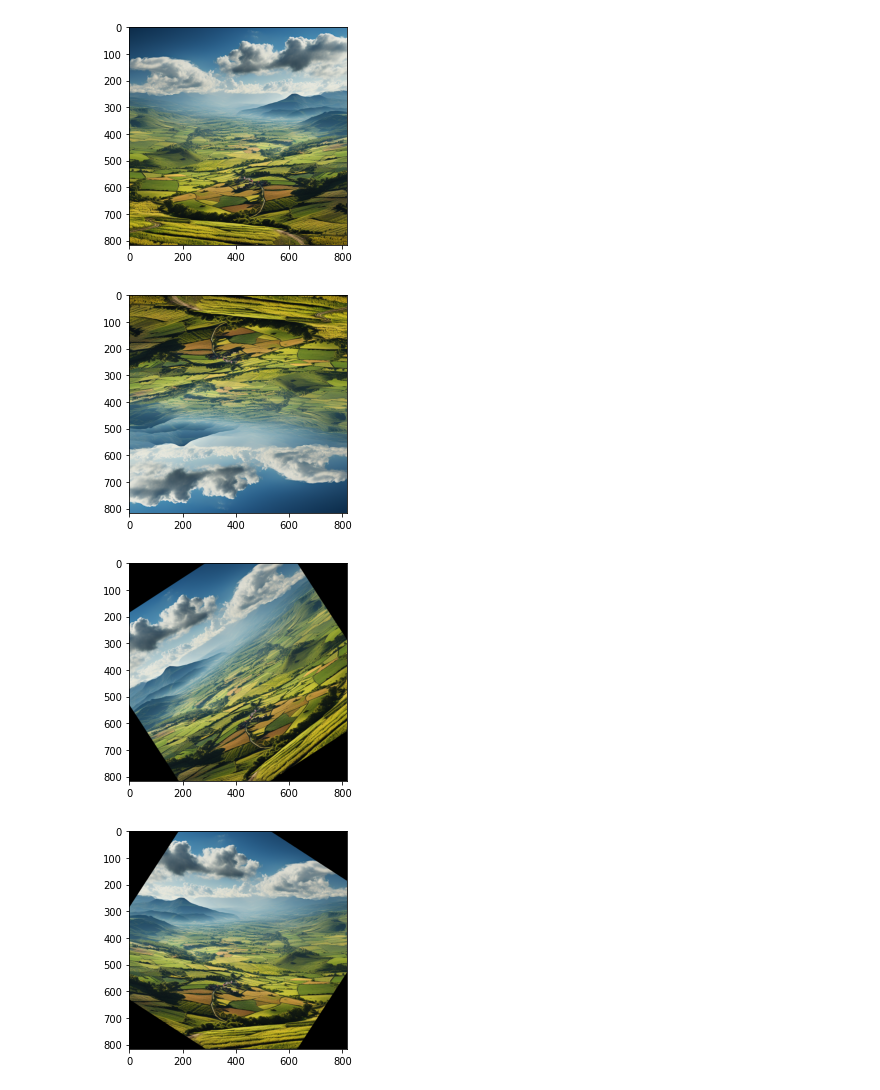
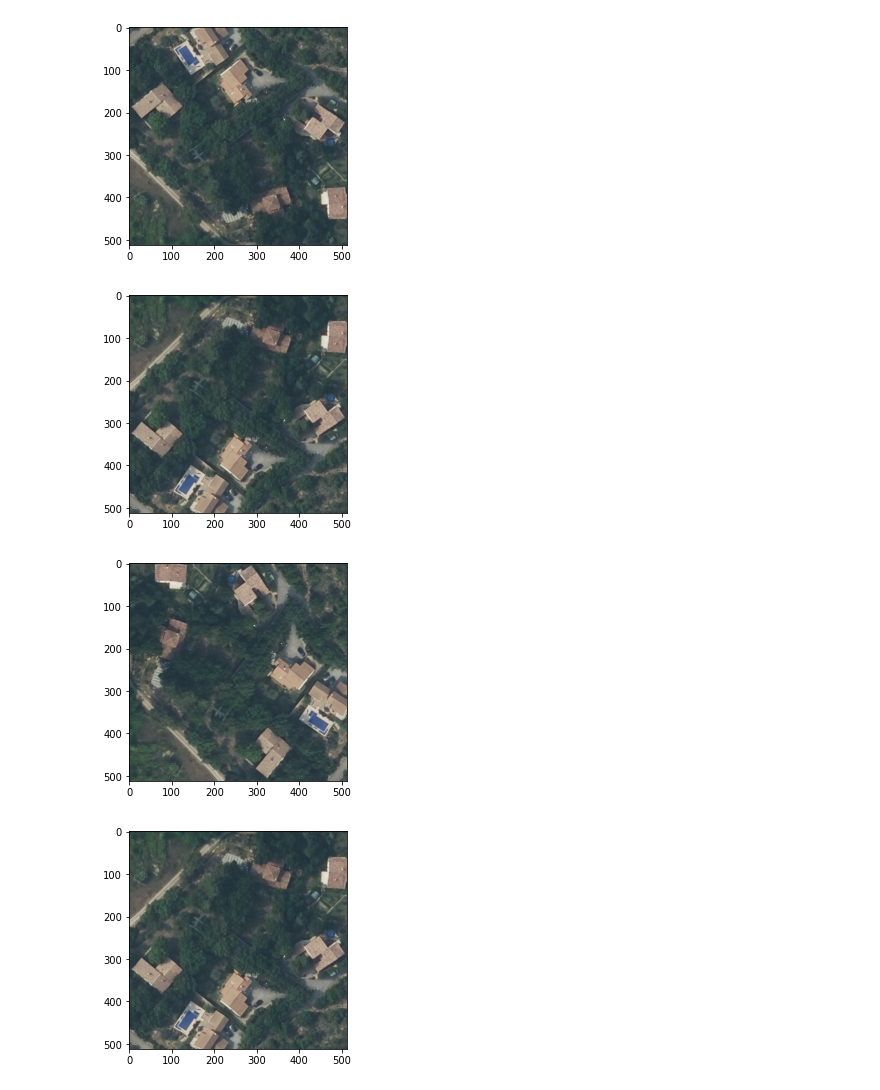
Before and after one commit to association-rosia/flair-2, a Jupyter notebook: notebooks/2.0-lre-controlled-data-augmentation.ipynb, the cells around one changed output. Cells and saved outputs as stored; diff of their text form; code cells hidden in the pictures.

```diff
--- a/notebooks/2.0-lre-controlled-data-augmentation.ipynb
+++ b/notebooks/2.0-lre-controlled-data-augmentation.ipynb
@@ -6,10 +7,15 @@ import torchvision.transforms.functional as F
 import matplotlib.pyplot as plt
 # %%
 def display(img):
-    plt.imshow(img.permute(1, 2, 0))
+    plt.imshow(img[:3].permute(1, 2, 0))
+# %%
+path_file = '../data/raw/train/aerial/D004_2021/Z10_AU/img/IMG_000826.tif'
+
+with rasterio.open(path_file) as f:
+    img = f.read()
+    img = torch.from_numpy(img)
+    img = img.type(torch.uint8)
 # %%
-img = torchvision.io.read_image('../assets/champ.jpg')
-center_crop = torchvision.transforms.CenterCrop((816, 816))
-img = center_crop(img) / 255.0
+img = img / 255.0
 display(img)
 # %% [output]
@@ -41,19 +24,19 @@ tensor([[[[0.2510, 0.2471, 0.2471,  ..., 0.0471, 0.0471, 0.0471],
 img = F.hflip(img) # use hflip again to recover the image
 display(img)
 # %% [output]
-[figure, old version]
+[figure, new version]
 # %%
 img = F.vflip(img) # use vflip again to recover the image
 display(img)
 # %% [output]
-[figure, old version]
+[figure, new version]
 # %%
-img = F.rotate(img, 33, interpolation=torchvision.transforms.InterpolationMode.BILINEAR)
+img = F.rotate(img, 90)
 display(img)
 # %% [output]
-[figure, old version]
+[figure, new version]
 # %%
-img = F.rotate(img, -33)
+img = F.rotate(img, -90)
 display(img)
 # %% [output]
-[figure, old version]
+[figure, new version]
```
Also changed, not shown: parts of 11 cells of this notebook, 4 other files.
